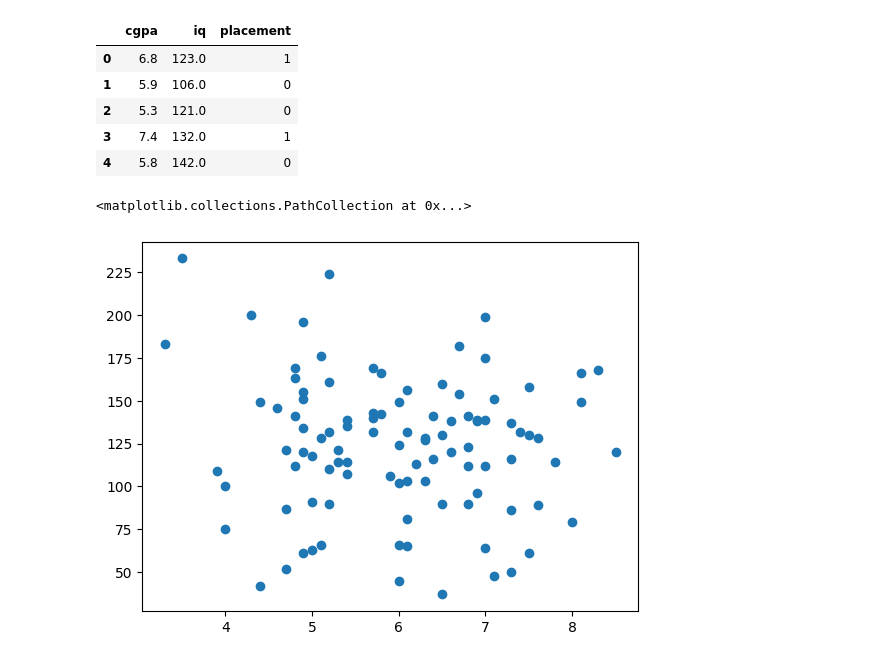
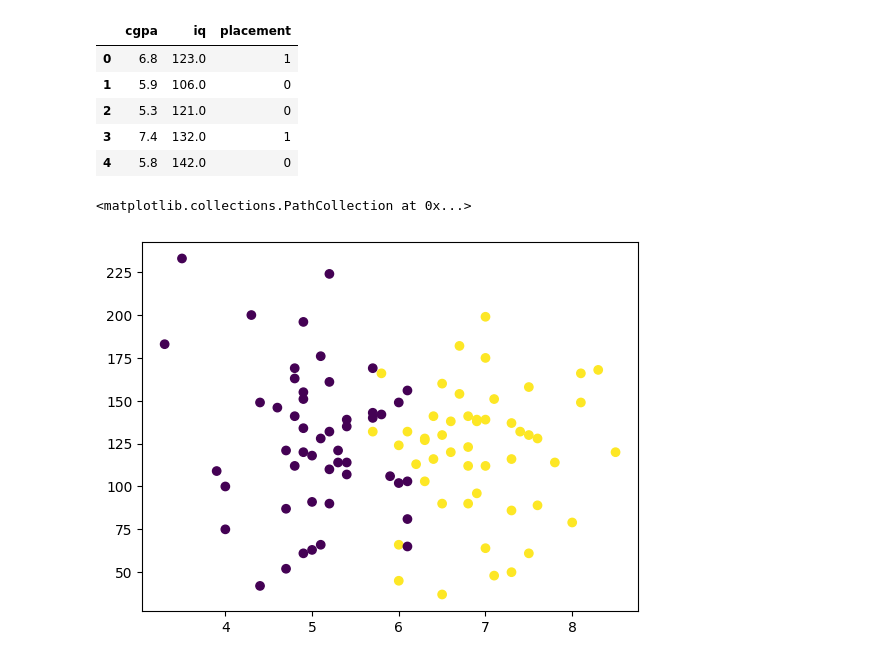
Before and after one commit to AhsanHafeez29102005-19/ML-Project, a Jupyter notebook: placement prediction Model.ipynb, the cells around one changed output. Cells and saved outputs as stored; diff of their text form; code cells hidden in the pictures.

```diff
--- a/placement prediction Model.ipynb
+++ b/placement prediction Model.ipynb
@@ -44,7 +44,7 @@ df.head()
 # %%
 import matplotlib.pyplot as plt
 # %%
-plt.scatter(df['cgpa'],df['iq'])
+plt.scatter(df['cgpa'],df['iq'],c=df['placement'])
 # %% [output]
 <matplotlib.collections.PathCollection at 0x...>
-[figure, old version]
+[figure, new version]
```
